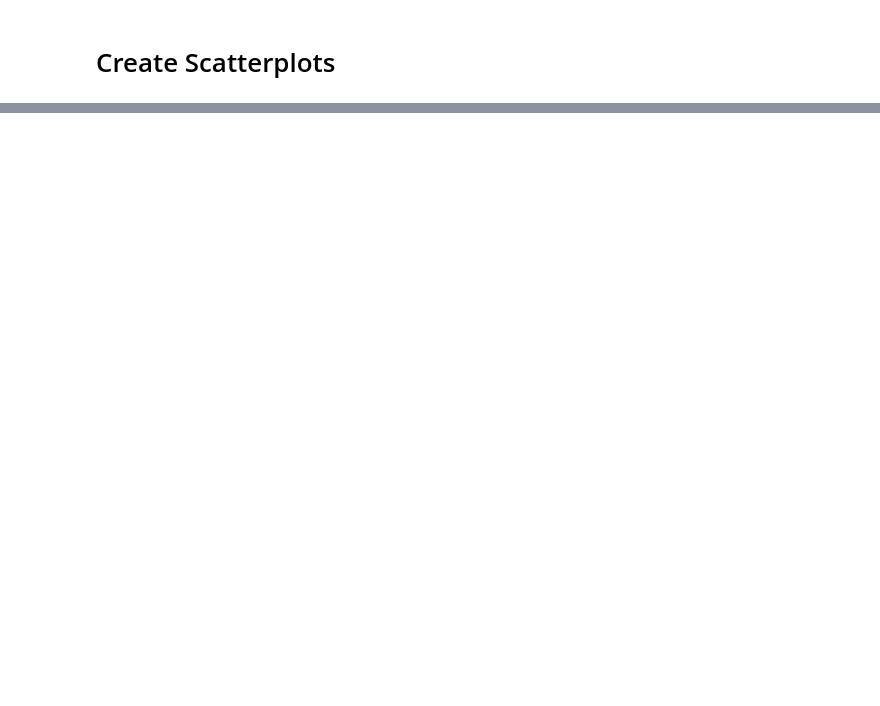
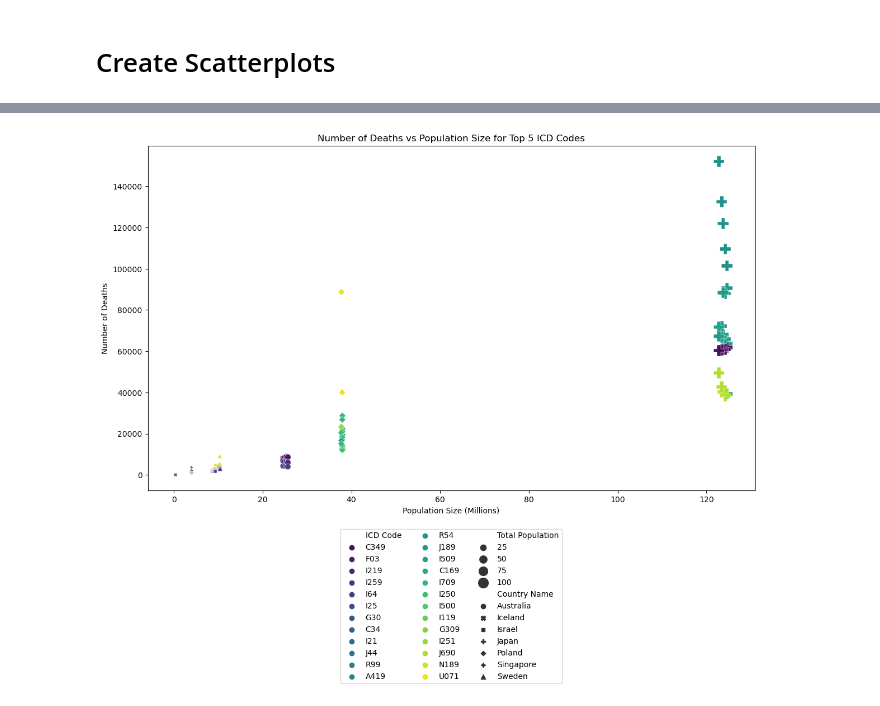
Before and after one commit to ShylaTatum/Group-Project-1, a Jupyter notebook: Findings/workbooks/jenn_visualization.ipynb, the cells around one changed output, grey strips where cells are left out. Cells and saved outputs as stored; diff of their text form; code cells hidden in the pictures; blank space fills up the shorter version.

Commit message:
Update visuals
Signed-off-by: Jenn Allen <jenn.allen@gmail.com>

```diff
--- a/Findings/workbooks/jenn_visualization.ipynb
+++ b/Findings/workbooks/jenn_visualization.ipynb
@@ -242,15 +364,15 @@ display(df_mort_aaa.head(2))
 # %%
 # Create a pivot table to summarize total deaths by ICD code for each country and year
-pivot_table = pd.pivot_table(
+pivot_table_all_years = pd.pivot_table(
     df_mort_filtered_no_aaa,
     values='Deaths: All Ages',
     index=['Country Name', 'Year'],
-    columns=['ICD Code', 'ICD Category'],
+    columns=['ICD Code'],
     aggfunc='sum'
 )
 
 # Reset the index to make 'Country Name' and 'Year' columns
-pivot_table_reset = pivot_table.reset_index()
+pivot_table_reset = pivot_table_all_years.reset_index()
 
 # Melt the pivot table to long format
 melted = pivot_table_reset.melt(id_vars=['Country Name', 'Year'], var_name='ICD Code', value_name='Deaths')
@@ -259,10 +381,10 @@ melted = pivot_table_reset.melt(id_vars=['Country Name', 'Year'], var_name='ICD
 melted['Rank'] = melted.groupby(['Country Name', 'Year'])['Deaths'].rank(method='first', ascending=False)
 
 # Filter to include only the top 5 ICD codes for each country and year
-top_5 = melted[melted['Rank'] <= 5]
+top_5_all_years = melted[melted['Rank'] <= 5]
 
 # Sort by country, year, and rank
-top_5_sorted = top_5.sort_values(by=['Country Name', 'Year', 'Rank'])
+top_5_all_years_sorted = top_5_all_years.sort_values(by=['Country Name', 'Year', 'Rank'])
 
 # Display the sorted DataFrame
-display(top_5_sorted)
+display(top_5_all_years_sorted)
@@ -271,39 +405,53 @@ df_pop_filtered.columns
 # %%
-# Assuming df_pop_filtered and top_5_sorted are already defined and filtered
-
 # Merge the population data with the deaths data
-df_merged = pd.merge(df_pop_filtered, top_5_sorted, on=['Year', 'Country Name'])
+df_merged_pop_deaths = pd.merge(df_pop_filtered, top_5_all_years_sorted, on=['Year', 'Country Name'])
 
 # Filter out Brazil
-df_merged = df_merged[df_merged['Country Name'] != 'Brazil']
+df_merged_pop_deaths = df_merged_pop_deaths[df_merged_pop_deaths['Country Name'] != 'Brazil']
 
-# Convert 'Total Population' to millions
-df_merged['Total Population'] = df_merged['Total Population'] / 1_000_000
+# Convert 'Total Population' to millions using .loc to avoid SettingWithCopyWarning
+df_merged_pop_deaths.loc[:, 'Total Population'] = df_merged_pop_deaths['Total Population'] / 1_000_000
 
 # Create the bubble plot
 plt.figure(figsize=(14, 8))
 bubble_plot = sns.scatterplot(
-    data=df_merged,
+    data=df_merged_pop_deaths,
     x='Total Population',
     y='Deaths',
     hue='ICD Code',
     style='Country Name',
     size='Total Population',
     sizes=(20, 200),
     palette='viridis'
 )
 
 # Set the x-axis formatter to ScalarFormatter and disable scientific notation
 bubble_plot.xaxis.set_major_formatter(ScalarFormatter())
 bubble_plot.ticklabel_format(style='plain', axis='x')
 
 # Customize the plot
 bubble_plot.set_title('Number of Deaths vs Population Size for Top 5 ICD Codes')
 bubble_plot.set_xlabel('Population Size (Millions)')
 bubble_plot.set_ylabel('Number of Deaths')
 plt.legend(bbox_to_anchor=(0.5, -0.1), loc='upper center', ncol=3)
 
+
+# Add data labels for COVID-19 ICD codes
+for line in range(0, df_merged_pop_deaths.shape[0]):
+    if df_merged_pop_deaths['ICD Code'].iloc[line] == 'COVID-19':
+        plt.text(
+            df_merged_pop_deaths['Total Population'].iloc[line],
+            df_merged_pop_deaths['Deaths'].iloc[line],
+            'COVID',
+            horizontalalignment='left',
+            size='medium',
+            color='black',
+            weight='semibold'
+        )
+
 # Show the plot
 plt.show()
+# %% [output]
+[figure, added]
 # %%
 
```
Also changed, not shown: parts of 18 cells of this notebook.
